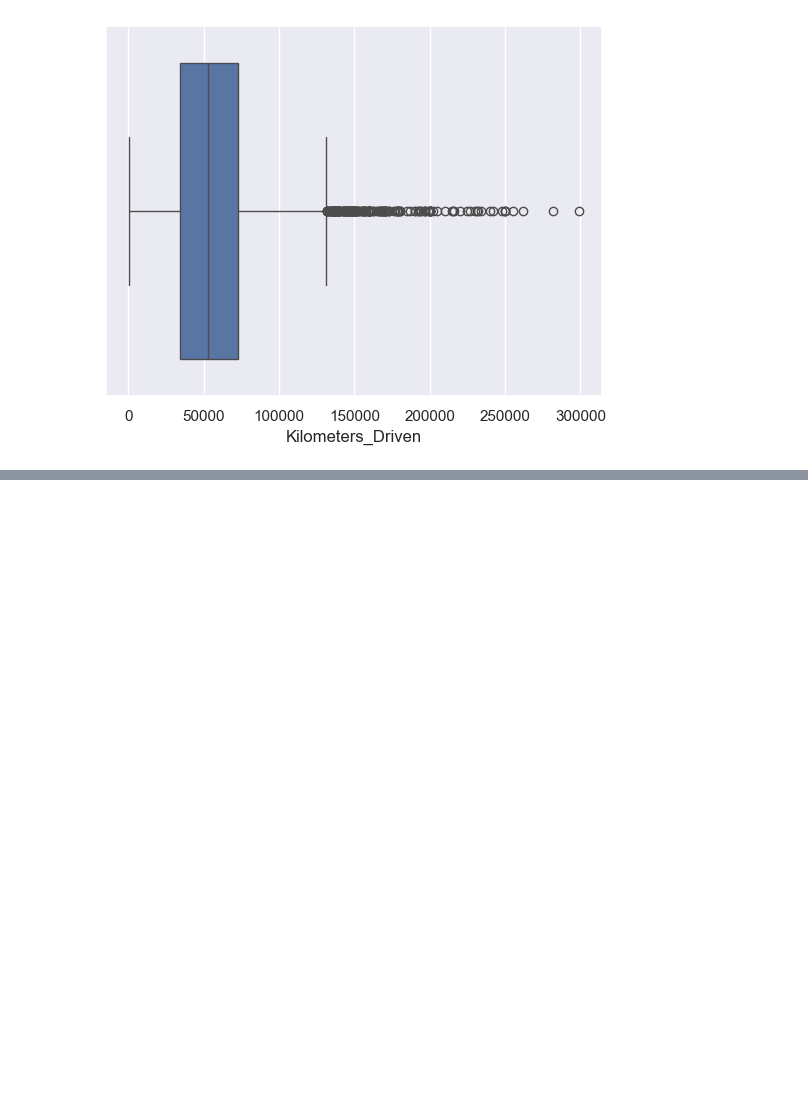
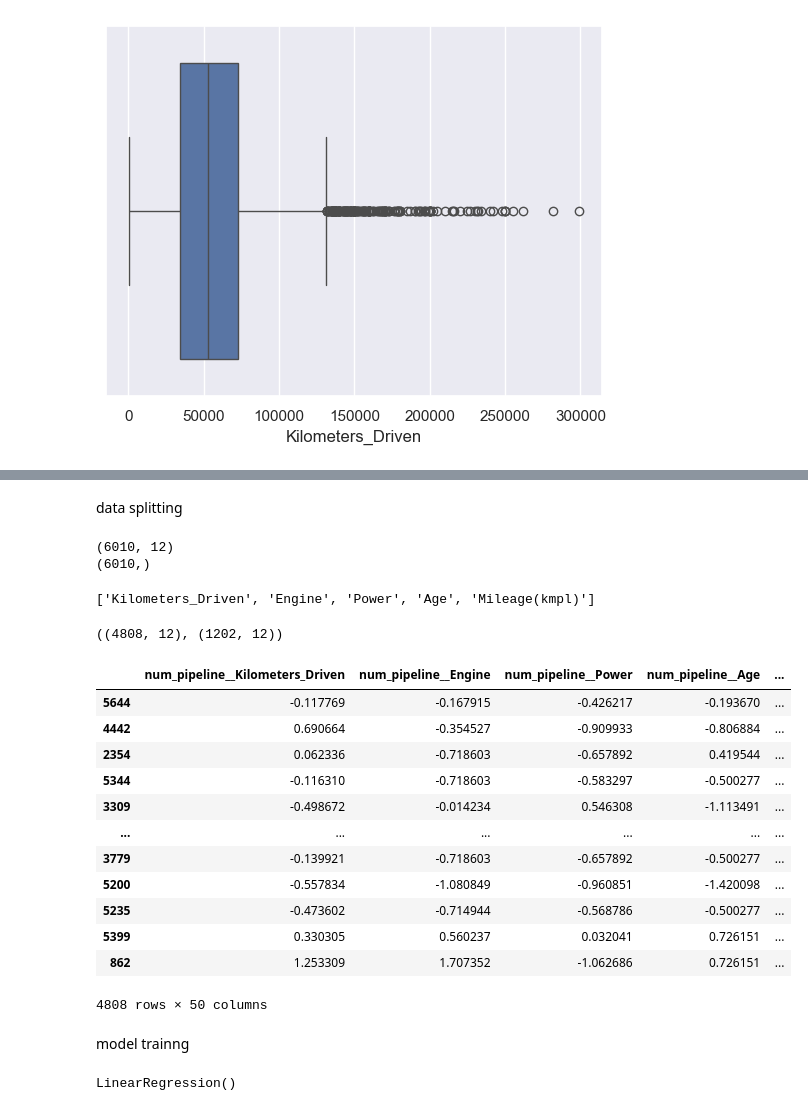
Before and after one commit to MahmoudAbuelhasaan/Used_Cars_Price_Prediction, a Jupyter notebook: Used_Cars_Price_Prediction.ipynb, the cells around one changed output, grey strips where cells are left out. Cells and saved outputs as stored; diff of their text form; code cells hidden in the pictures; blank space fills up the shorter version.

```diff
--- a/Used_Cars_Price_Prediction.ipynb
+++ b/Used_Cars_Price_Prediction.ipynb
@@ -610,0 +656,2 @@ def handele_outler(x,p1=0.25,p2=0.75):
+# %% [markdown]
+data splitting
@@ -610,0 +661,24 @@ def handele_outler(x,p1=0.25,p2=0.75):
+# %%
+print(X.shape)
+print(Y.shape)
+# %% [output]
+(6010, 12)
+(6010,)
+# %%
+num_cols = X.select_dtypes(exclude='object').columns.to_list()
+
+
+print(num_cols)
+# %% [output]
+['Kilometers_Driven', 'Engine', 'Power', 'Age', 'Mileage(kmpl)']
+# %%
+nominal_cols = ['Location','Fuel_Type','Transmission','Brand']
+ordinal_cols = ['Owner_Type','Seats',]
+# %%
+from sklearn.model_selection import train_test_split
+
+x_train, x_test, y_train, y_test = train_test_split(X,Y,test_size=0.2,random_state=42)
+# %%
+x_train.shape,x_test.shape
+# %% [output]
+((4808, 12), (1202, 12))
@@ -610,0 +690,16 @@ def handele_outler(x,p1=0.25,p2=0.75):
+# %%
+num_pipeline = Pipeline([
+        ('num_imuter',SimpleImputer(strategy='median')),
+        ('scaler',StandardScaler())
+
+])
+
+ordinal_pipeline = Pipeline([
+        ('ord_imuter',SimpleImputer(strategy='most_frequent')),
+        ('ord_encoder',OrdinalEncoder())
+])
+
+nominal_pipeline = Pipeline([
+        ('nom_imuter',SimpleImputer(strategy='most_frequent')),
+        ('ohe',OneHotEncoder(drop='first',sparse_output=False,handle_unknown='ignore'))
+])
@@ -610,0 +712,36 @@ def handele_outler(x,p1=0.25,p2=0.75):
+# %%
+# Remove 'Price' from num_cols since it's not in x_train/x_test
+num_cols = [col for col in num_cols if col != 'Price']
+
+preproccessor = ColumnTransformer([
+	('num_pipeline', num_pipeline, num_cols),
+	('ordinal_pipeline', ordinal_pipeline, ordinal_cols),
+	('nominal_pipeline', nominal_pipeline, nominal_cols)
+]).set_output(transform='pandas')
+
+x_train_preprocessed = preproccessor.fit_transform(x_train)
+x_test_preprocessed = preproccessor.transform(x_test)
+# %%
+x_train_preprocessed
+# %% [output]
+|  | num_pipeline__Kilometers_Driven | num_pipeline__Engine | num_pipeline__Power | num_pipeline__Age | ... |
+| 5644 | -0.117769 | -0.167915 | -0.426217 | -0.193670 | ... |
+| 4442 | 0.690664 | -0.354527 | -0.909933 | -0.806884 | ... |
+| 2354 | 0.062336 | -0.718603 | -0.657892 | 0.419544 | ... |
+| 5344 | -0.116310 | -0.718603 | -0.583297 | -0.500277 | ... |
+| 3309 | -0.498672 | -0.014234 | 0.546308 | -1.113491 | ... |
+| ... | ... | ... | ... | ... | ... |
+| 3779 | -0.139921 | -0.718603 | -0.657892 | -0.500277 | ... |
+| 5200 | -0.557834 | -1.080849 | -0.960851 | -1.420098 | ... |
+| 5235 | -0.473602 | -0.714944 | -0.568786 | -0.500277 | ... |
+| 5399 | 0.330305 | 0.560237 | 0.032041 | 0.726151 | ... |
+| 862 | 1.253309 | 1.707352 | -1.062686 | 0.726151 | ... |
+4808 rows × 50 columns
+# %% [markdown]
+model trainng
+# %%
+from sklearn.linear_model import LinearRegression
+model = LinearRegression()
+model.fit(x_train_preprocessed,y_train)
+# %% [output]
+LinearRegression()
```
Also changed, not shown: parts of 20 cells of this notebook.
